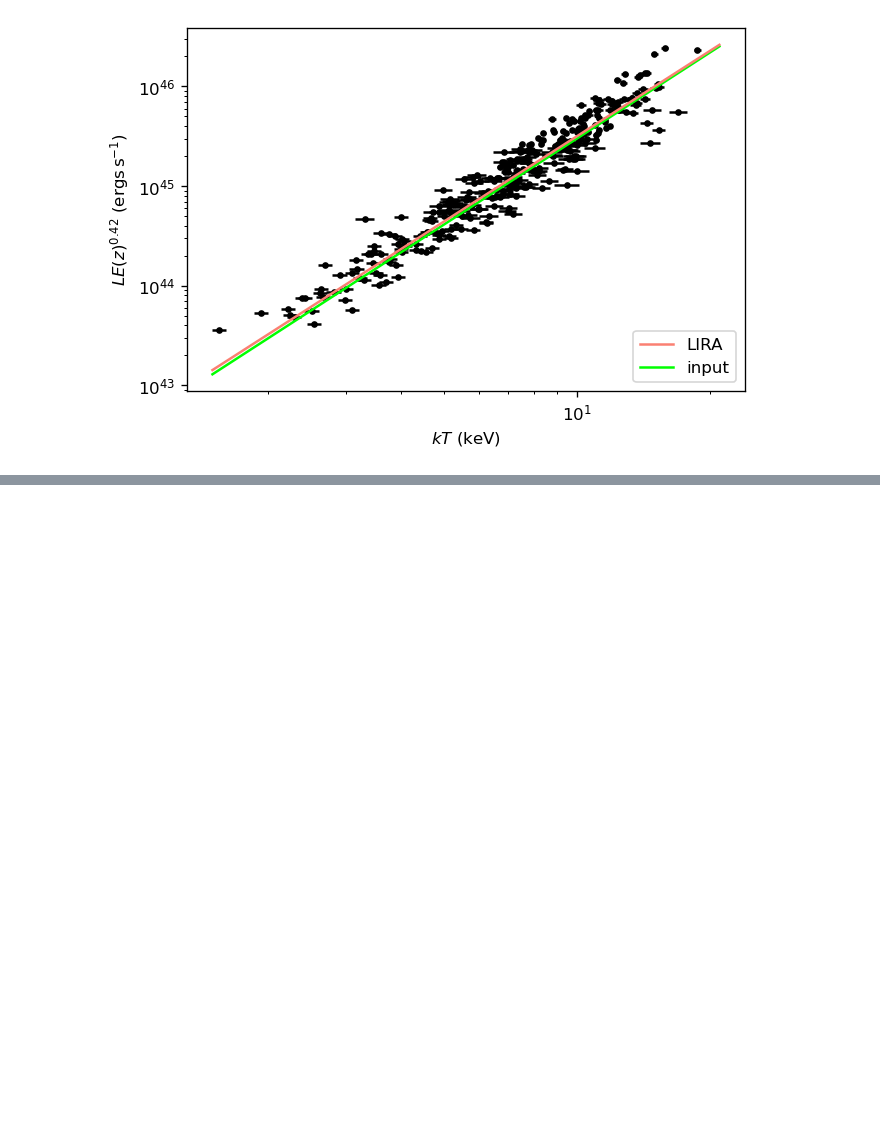
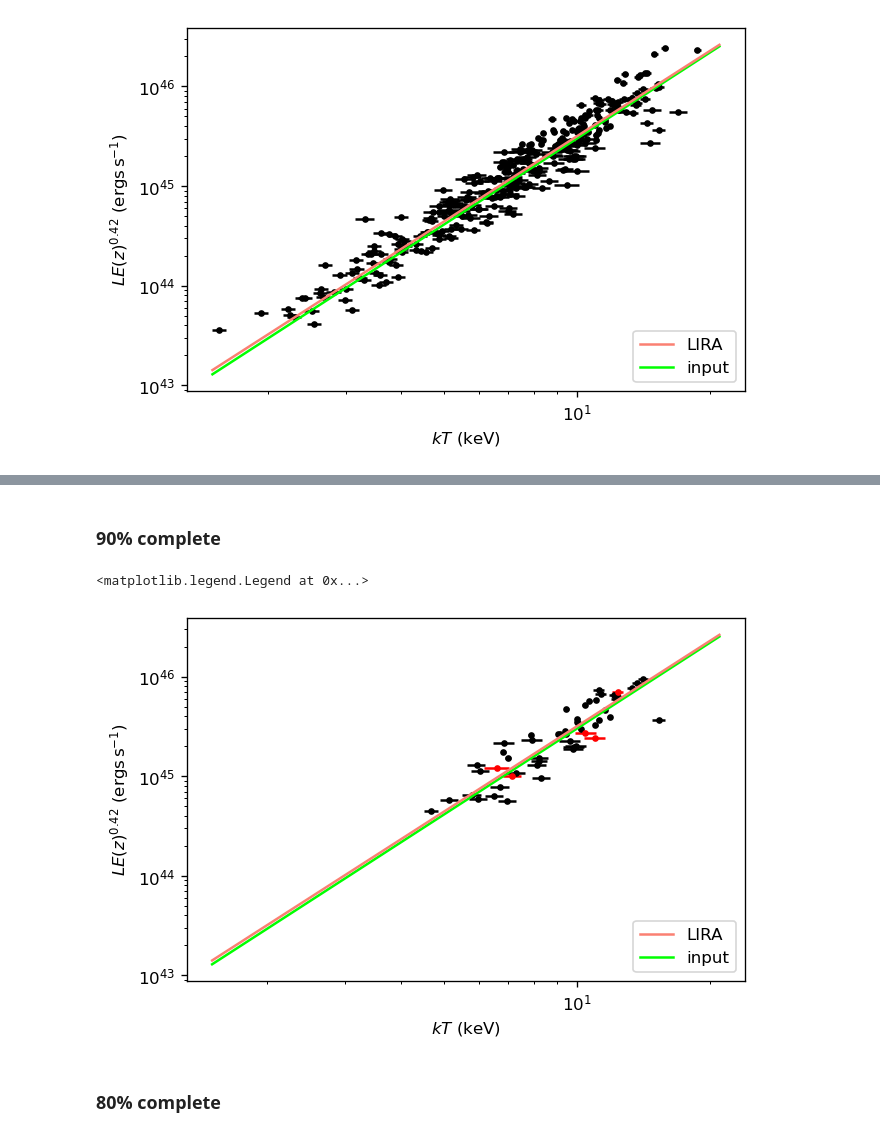
Before and after one commit to ryanduffy92/generate_cluster_sample, a Jupyter notebook: sample_generation.ipynb, the cells around one changed output, grey strips where cells are left out. Cells and saved outputs as stored; diff of their text form; code cells hidden in the pictures; blank space fills up the shorter version.

```diff
--- a/sample_generation.ipynb
+++ b/sample_generation.ipynb
@@ -167,0 +265,2 @@ plt.legend(loc='upper left')
+# %% [markdown]
+### 90% complete
@@ -167,0 +269,23 @@ plt.legend(loc='upper left')
+# %%
+# scaling relation from LIRA
+ys = calc_y(rr, 10**-0.05736, 2.85162, 5.0, 5.0e44)
+# input relation from PICACS
+ys_input = calc_y(rr, 0.82, 2.87, 5.0, 5.0e44)
+# %%
+df_use = noras[:interest[5]][noras[:interest[5]].targeted == 1.0]
+df_notused = noras[:interest[5]][noras[:interest[5]].targeted == 0.0]
+# %%
+plt.errorbar(df_use.kt_obs, df_use.l_obs*df_use['Ez']**0.42, xerr=df_use.kt_obs_err*df_use.kt_obs, yerr=df_use.l_obs_err*df_use.l_obs*df_use['Ez']**0.42, linestyle='', marker='.', color='k', zorder=0)
+plt.errorbar(df_notused.kt_obs, df_notused.l_obs*df_notused['Ez']**0.42, xerr=df_notused.kt_obs_err*df_notused.kt_obs, yerr=df_notused.l_obs_err*df_notused.l_obs*df_notused['Ez']**0.42, linestyle='', marker='.', color='red', zorder=0)
+plt.plot(rr, ys, color='salmon', zorder=10, label='LIRA')
+plt.plot(rr, ys_input, color='lime', zorder=5, label='input')
+plt.xscale('log')
+plt.yscale('log')
+plt.xlabel(r'$kT$ (keV)')
+plt.ylabel(r'$LE(z)^{0.42}$ (ergs$\,$s$^{-1}$)')
+plt.legend(loc='lower right')
+# %% [output]
+<matplotlib.legend.Legend at 0x...>
+[figure, added]
+# %% [markdown]
+### 80% complete
```
Also changed, not shown: parts of 78 cells of this notebook.
